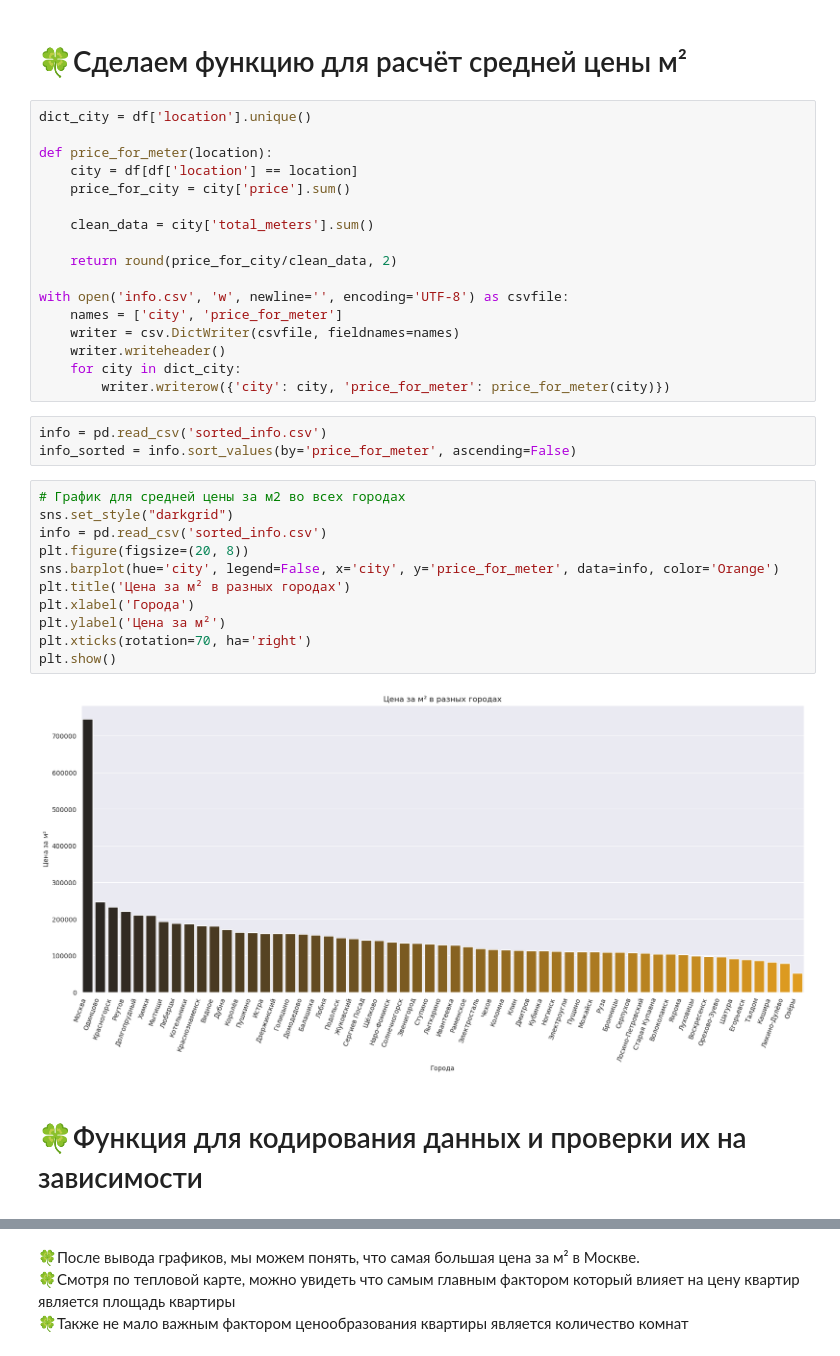
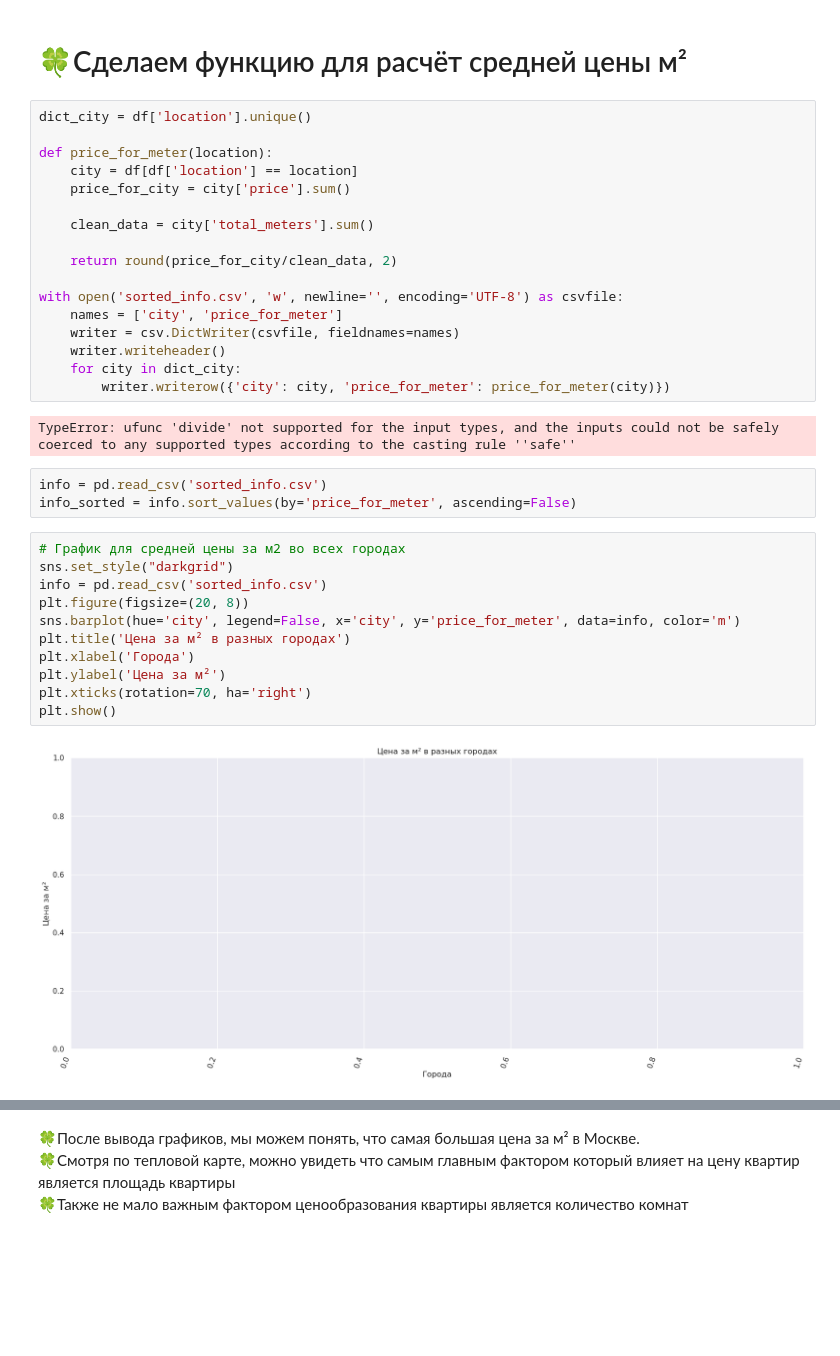
Before and after one commit to tmwsw/ML, a Jupyter notebook: main.ipynb, the cells around one changed output, grey strips where cells are left out. Cells and saved outputs as stored; diff of their text form; blank space fills up the shorter version.

```diff
--- a/main.ipynb
+++ b/main.ipynb
@@ -246,27 +284,27 @@ def price_for_meter(location):
 
     return round(price_for_city/clean_data, 2)
 
-with open('info.csv', 'w', newline='', encoding='UTF-8') as csvfile:
+with open('sorted_info.csv', 'w', newline='', encoding='UTF-8') as csvfile:
     names = ['city', 'price_for_meter']
     writer = csv.DictWriter(csvfile, fieldnames=names)
     writer.writeheader()
     for city in dict_city:
         writer.writerow({'city': city, 'price_for_meter': price_for_meter(city)})
+# %% [output]
+TypeError: ufunc 'divide' not supported for the input types, and the inputs could not be safely coerced to any supported types according to the casting rule ''safe''
 # %%
 info = pd.read_csv('sorted_info.csv')
 info_sorted = info.sort_values(by='price_for_meter', ascending=False)
 # %%
 # График для средней цены за м2 во всех городах
 sns.set_style("darkgrid")
 info = pd.read_csv('sorted_info.csv')
 plt.figure(figsize=(20, 8))
-sns.barplot(hue='city', legend=False, x='city', y='price_for_meter', data=info, color='Orange')
+sns.barplot(hue='city', legend=False, x='city', y='price_for_meter', data=info, color='m')
 plt.title('Цена за м² в разных городах')
 plt.xlabel('Города')
 plt.ylabel('Цена за м²')
 plt.xticks(rotation=70, ha='right')
 plt.show()
 # %% [output]
-[figure, old version]
+[figure, new version]
-# %% [markdown]
-# 🍀Функция для кодирования данных и проверки их на зависимости
```
Also changed, not shown: parts of 21 cells of this notebook.
